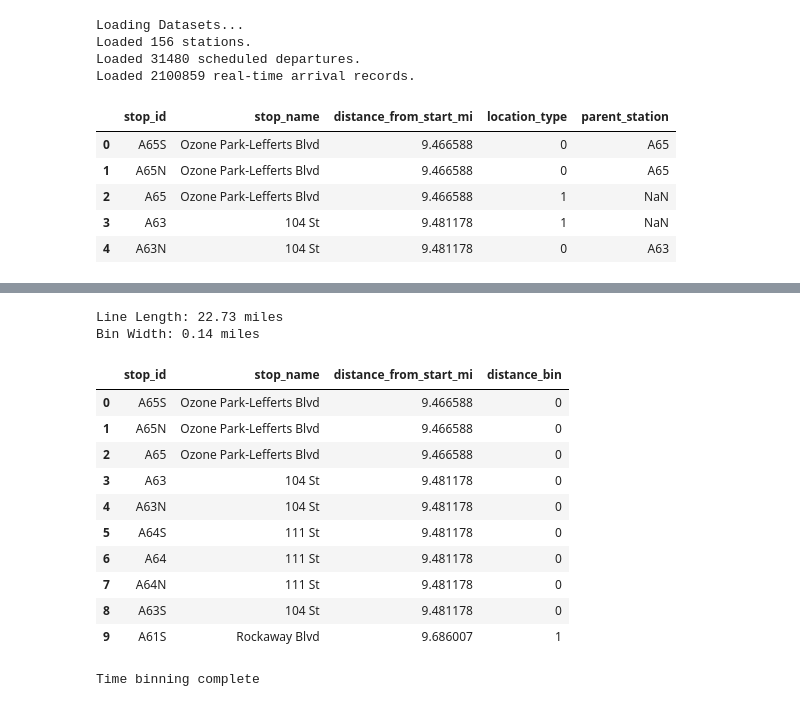
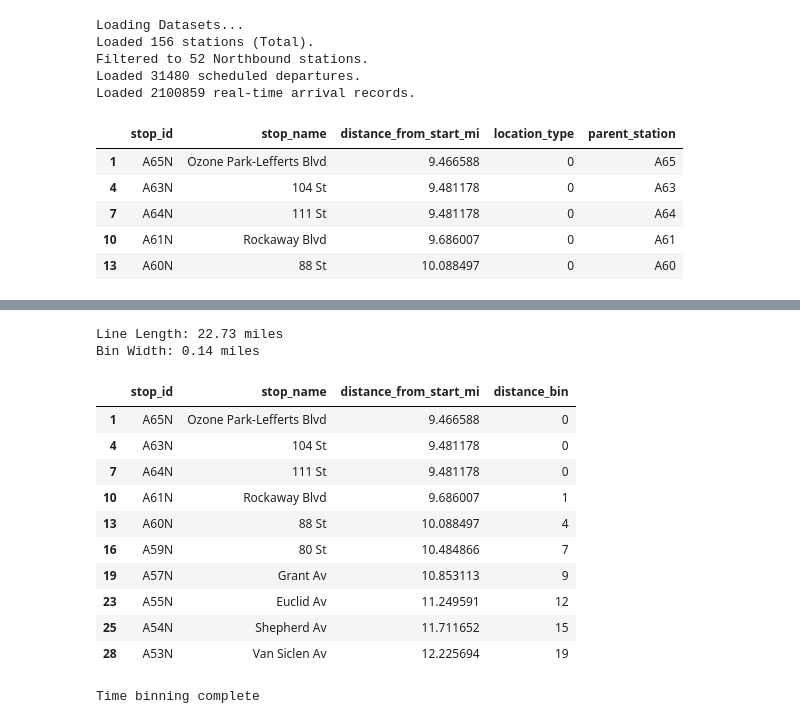
Before and after one commit to DanHerman212/headway-prediction, a Jupyter notebook: notebooks/3_data_merging.ipynb, the cells around one changed output, grey strips where cells are left out. Saved outputs shown, nothing was run; the diff lists cells and outputs as text; code cells hidden in the pictures.

```diff
--- a/notebooks/3_data_merging.ipynb
+++ b/notebooks/3_data_merging.ipynb
@@ -16,37 +16,42 @@ REALTIME_ARRIVALS_FILE = "../data/nyc_subway_a_line_arrivals_2025.csv"
 # %%
 # load the datsets
 print("Loading Datasets...")
 
 # 1. static station map (space)
 station_map = pd.read_csv(STATION_MAP_FILE)
-print(f"Loaded {len(station_map)} stations.")
+print(f"Loaded {len(station_map)} stations (Total).")
+
+# FILTER: Keep only Northbound stations to avoid Directional Collision
+station_map = station_map[station_map['stop_id'].str.endswith('N')]
+print(f"Filtered to {len(station_map)} Northbound stations.")
 
 # 2. target schedule (intent)
 schedule_df = pd.read_csv(SCHEDULE_FILE)
 print(f"Loaded {len(schedule_df)} scheduled departures.")
 
 # 3 real time arrivals (reality)
 arrivals_df = pd.read_csv(REALTIME_ARRIVALS_FILE)
 
 # ensure timestamps are datetime objects
 arrivals_df['arrival_time'] = pd.to_datetime(arrivals_df['arrival_time'])
 
 print(f"Loaded {len(arrivals_df)} real-time arrival records.")
 
 # preview
 display(station_map.head())
 display(arrivals_df.head())
 # %% [output]
 Loading Datasets...
-Loaded 156 stations.
+Loaded 156 stations (Total).
+Filtered to 52 Northbound stations.
 Loaded 31480 scheduled departures.
 Loaded 2100859 real-time arrival records.
 |  | stop_id | stop_name | distance_from_start_mi | location_type | parent_station |
-| 0 | A65S | Ozone Park-Lefferts Blvd | 9.466588 | 0 | A65 |
 | 1 | A65N | Ozone Park-Lefferts Blvd | 9.466588 | 0 | A65 |
-| 2 | A65 | Ozone Park-Lefferts Blvd | 9.466588 | 1 | NaN |
-| 3 | A63 | 104 St | 9.481178 | 1 | NaN |
 | 4 | A63N | 104 St | 9.481178 | 0 | A63 |
+| 7 | A64N | 111 St | 9.481178 | 0 | A64 |
+| 10 | A61N | Rockaway Blvd | 9.686007 | 0 | A61 |
+| 13 | A60N | 88 St | 10.088497 | 0 | A60 |
 |  | trip_uid | route_id | direction | stop_id | stop_name | stop_lat | stop_lon | arrival_time |
 | 0 | 1749151110_A..S57R | A | S | A38S | Fulton St | 40.710197 | -74.007691 | 2025-06-06 00:00:00+00:00 |
 | 1 | 1749153120_A..N55R | A | N | H06N | Beach 67 St | 40.590927 | -73.796924 | 2025-06-06 00:00:02+00:00 |
@@ -89,16 +94,16 @@ display(station_map[['stop_id', 'stop_name', 'distance_from_start_mi', 'distance
 Line Length: 22.73 miles
 Bin Width: 0.14 miles
 |  | stop_id | stop_name | distance_from_start_mi | distance_bin |
-| 0 | A65S | Ozone Park-Lefferts Blvd | 9.466588 | 0 |
 | 1 | A65N | Ozone Park-Lefferts Blvd | 9.466588 | 0 |
-| 2 | A65 | Ozone Park-Lefferts Blvd | 9.466588 | 0 |
-| 3 | A63 | 104 St | 9.481178 | 0 |
 | 4 | A63N | 104 St | 9.481178 | 0 |
-| 5 | A64S | 111 St | 9.481178 | 0 |
-| 6 | A64 | 111 St | 9.481178 | 0 |
 | 7 | A64N | 111 St | 9.481178 | 0 |
-| 8 | A63S | 104 St | 9.481178 | 0 |
-| 9 | A61S | Rockaway Blvd | 9.686007 | 1 |
+| 10 | A61N | Rockaway Blvd | 9.686007 | 1 |
+| 13 | A60N | 88 St | 10.088497 | 4 |
+| 16 | A59N | 80 St | 10.484866 | 7 |
+| 19 | A57N | Grant Av | 10.853113 | 9 |
+| 23 | A55N | Euclid Av | 11.249591 | 12 |
+| 25 | A54N | Shepherd Av | 11.711652 | 15 |
+| 28 | A53N | Van Siclen Av | 12.225694 | 19 |
 # %%
 # create the time grid bins (time dimension)
 
```
Also changed, not shown: parts of 5 cells of this notebook, 2 other files.
